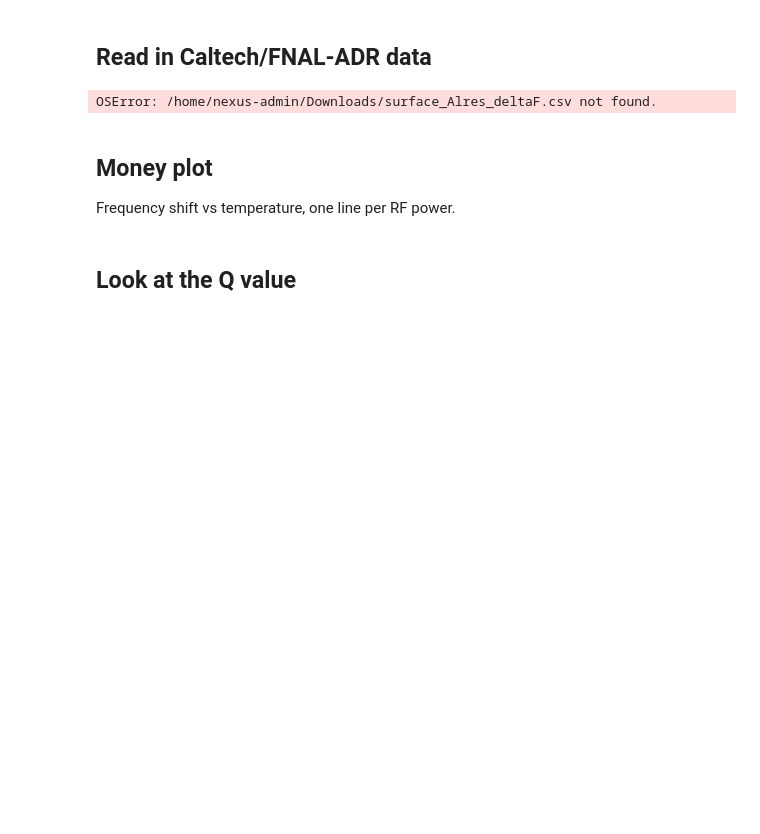
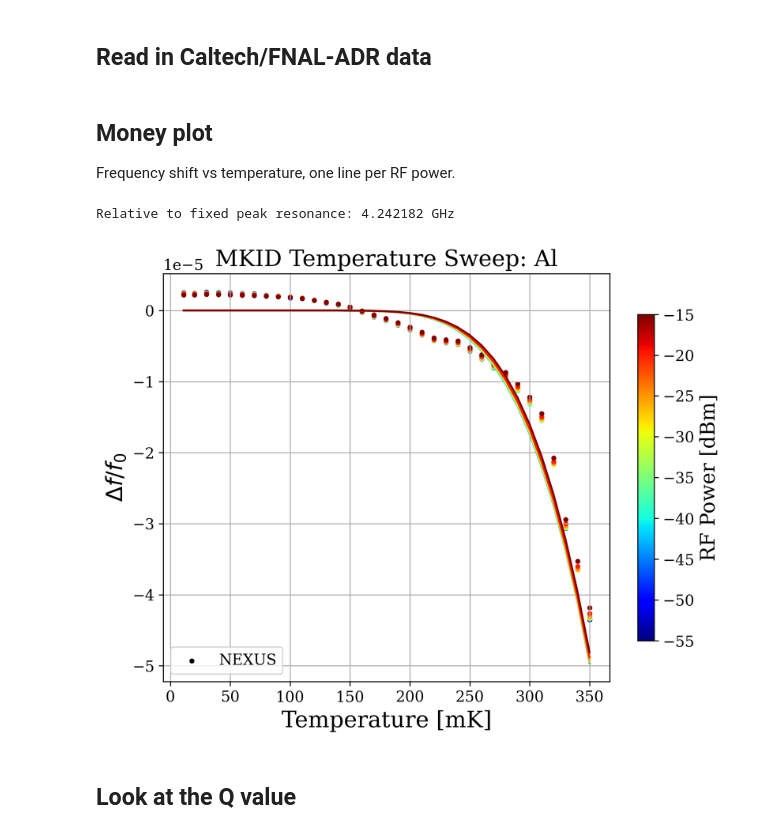
Before and after one commit to nkurinsky/NEXUS_RF, a Jupyter notebook: AnalysisNotebooks/TempScan_Analysis.ipynb, the cells around one changed output. Cells and saved outputs as stored; diff of their text form; code cells hidden in the pictures; blank space fills up the shorter version.

Commit message:
add some plot options

```diff
--- a/AnalysisNotebooks/TempScan_Analysis.ipynb
+++ b/AnalysisNotebooks/TempScan_Analysis.ipynb
@@ -515,45 +545,54 @@ Text(-6.892437055357492, 2.52, 'Std $Q_{i0}$:  14632')
 # %%
 fname = "surface_Alres_deltaF.csv"
 fpath = "/home/nexus-admin/Downloads"
-data_ct = np.loadtxt(os.path.join(fpath,fname), delimiter=",", skiprows=2, max_rows=21, usecols=(0,1))
-data_fl = np.loadtxt(os.path.join(fpath,fname), delimiter=",", skiprows=2,              usecols=(2,3))
+try:
+    data_ct = np.loadtxt(os.path.join(fpath,fname), delimiter=",", skiprows=2, max_rows=21, usecols=(0,1))
+except OSError as e:
+    data_ct = None
+try:
+    data_fl = np.loadtxt(os.path.join(fpath,fname), delimiter=",", skiprows=2,              usecols=(2,3))
+except OSError as e:
+    data_fl = None
-# %% [output]
-OSError: /home/nexus-admin/Downloads/surface_Alres_deltaF.csv not found.
 # %% [markdown]
 ## Money plot
 Frequency shift vs temperature, one line per RF power.
 # %%
 ## Create a figure for the spectra
 fig_main = plt.figure(200,figsize=(8,6),dpi=300)
 ax_main  = fig_main.gca()
 plt.title('MKID Temperature Sweep: '+resonator, fontdict = {'fontsize': 18})
 plt.xlabel(r'Temperature [mK]', fontdict = {'fontsize': 18})
 plt.ylabel(r'$\Delta f/f_0$', fontdict = {'fontsize': 18})
 
 for i in np.arange(n_powers):
     f0 = f0_fit_by_T[i]
     Delta = D_fit_by_T[i]
     alpha = a_fit_by_T[i]
 
     ax_main.scatter( result_by_power_fr[i][:,0], (result_by_power_fr[i][:,1]-f0)/f0, color=colors_by_power[i], marker=".")#, label=str(power_range[i])+"dBm" )
 
     f_MB_pts = MBe.f_T(result_by_power_fr[i][:,0], f0, Delta, alpha)
     ax_main.plot(result_by_power_fr[i][:,0],(f_MB_pts-f0)/f0,color=colors_by_power[i])
 
-ax_main.scatter(data_ct[:,0],data_ct[:,1],marker="o",color=cm.jet(norm_P(float(-40))), label="Caltech - surface", edgecolor="k", alpha=0.3)
-ax_main.scatter(data_fl[:,0],data_fl[:,1],marker="v",color=cm.jet(norm_P(float(-40))), label="FNAL - surface", edgecolor="k", alpha=0.3)
+if data_ct is not None:
+    ax_main.scatter(data_ct[:,0],data_ct[:,1],marker="o",color=cm.jet(norm_P(float(-40))), label="Caltech - surface", edgecolor="k", alpha=0.3)
+if data_fl is not None:
+    ax_main.scatter(data_fl[:,0],data_fl[:,1],marker="v",color=cm.jet(norm_P(float(-40))), label="FNAL - surface", edgecolor="k", alpha=0.3)
 
 xlims = ax_main.get_xlim()
 ylims = ax_main.get_ylim()
 ax_main.scatter([-100],[-100],marker=".",color="k",label="NEXUS")
 ax_main.set_xlim(xlims)
 ax_main.set_ylim(ylims)
 
 cbar=plt.colorbar(cm.ScalarMappable(cmap=cm.jet, norm=norm_P),shrink=0.8)
 cbar.set_label('RF Power [dBm]', size=16)
 print("Relative to fixed peak resonance:",resf,"GHz")
 plt.legend(loc='lower left')
 plt.savefig(os.path.join(fpath,"AlRes_deltaF.png"),transparent=False)
+# %% [output]
+Relative to fixed peak resonance: 4.242182 GHz
+[figure, added]
 # %% [markdown]
 ## Look at the Q value
 # %%
```
Also changed, not shown: parts of 9 cells of this notebook.
